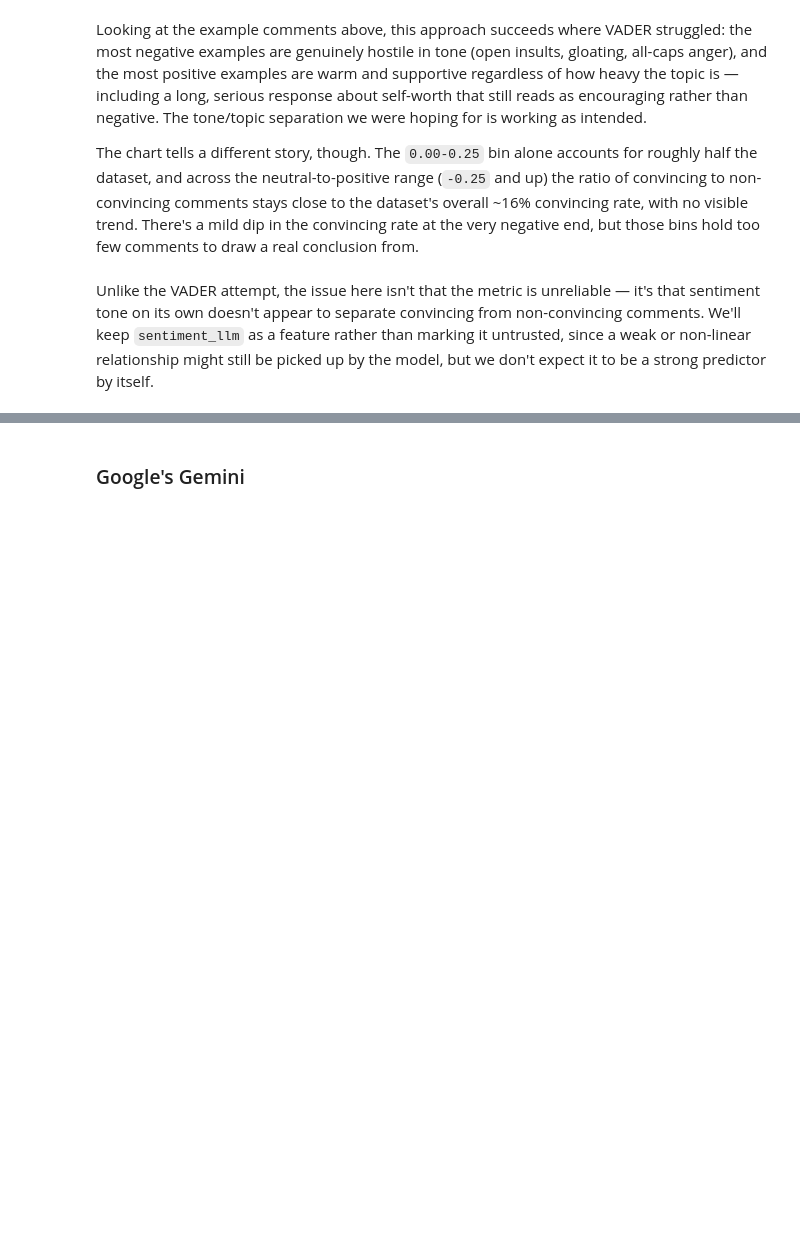
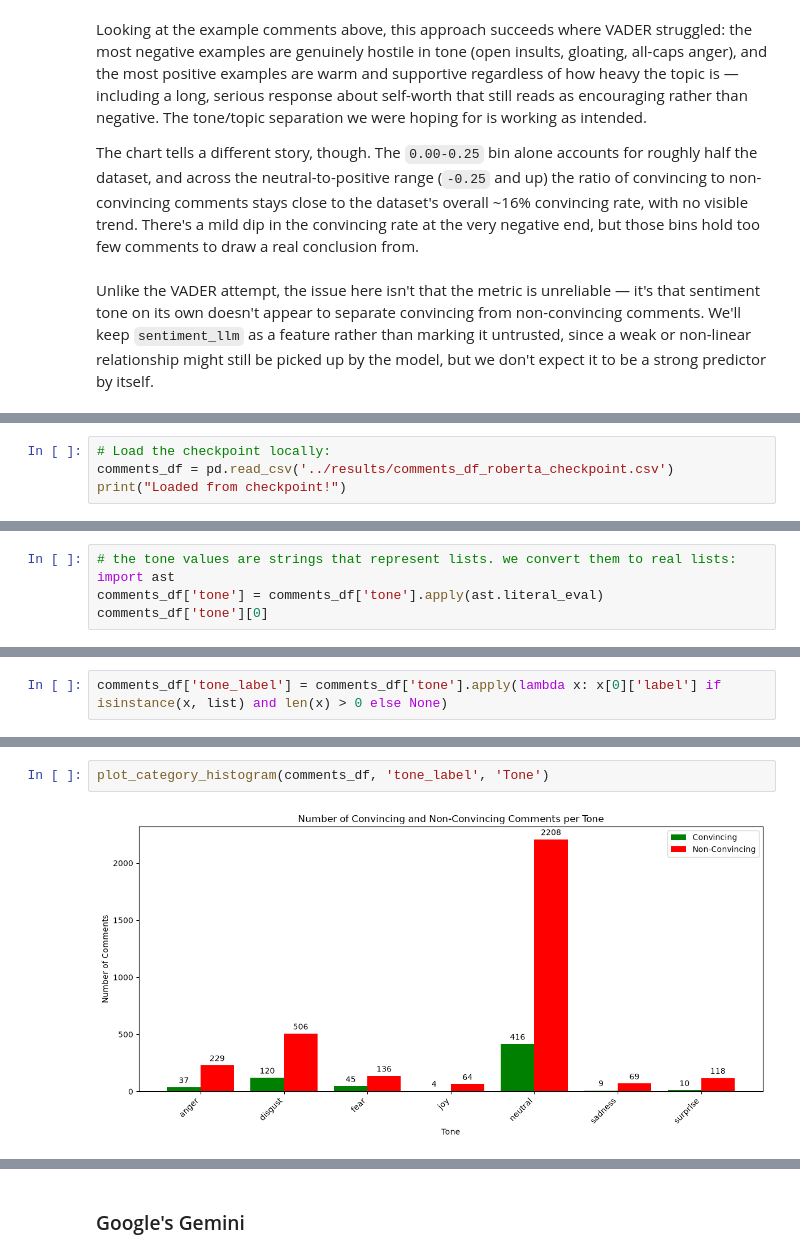
Before and after one commit to jct-nlp/change-my-view-2025, a Jupyter notebook: this work/03.1_feature_engineering_light.ipynb, the cells around one changed output, grey strips where cells are left out. Saved outputs shown, nothing was run; the diff lists cells and outputs as text; blank space fills up the shorter version.

Commit message:
added roberta tone

```diff
--- a/this work/03.1_feature_engineering_light.ipynb
+++ b/this work/03.1_feature_engineering_light.ipynb
@@ -569,0 +611,4 @@ The RoBERTa-based attempt for this feature is in `03.2_feature_engineering_heavy
+# %%
+# Load the checkpoint locally:
+comments_df = pd.read_csv('../results/comments_df_roberta_checkpoint.csv')
+print("Loaded from checkpoint!")
@@ -569,0 +636,5 @@ The RoBERTa-based attempt for this feature is in `03.2_feature_engineering_heavy
+# %%
+# the tone values are strings that represent lists. we convert them to real lists:
+import ast
+comments_df['tone'] = comments_df['tone'].apply(ast.literal_eval)
+comments_df['tone'][0]
@@ -569,0 +643,2 @@ The RoBERTa-based attempt for this feature is in `03.2_feature_engineering_heavy
+# %%
+comments_df['tone_label'] = comments_df['tone'].apply(lambda x: x[0]['label'] if isinstance(x, list) and len(x) > 0 else None)
@@ -569,0 +660,4 @@ The RoBERTa-based attempt for this feature is in `03.2_feature_engineering_heavy
+# %%
+plot_category_histogram(comments_df, 'tone_label', 'Tone')
+# %% [output]
+[figure, added]
```
Also changed, not shown: parts of 24 cells of this notebook, 2 other files.
